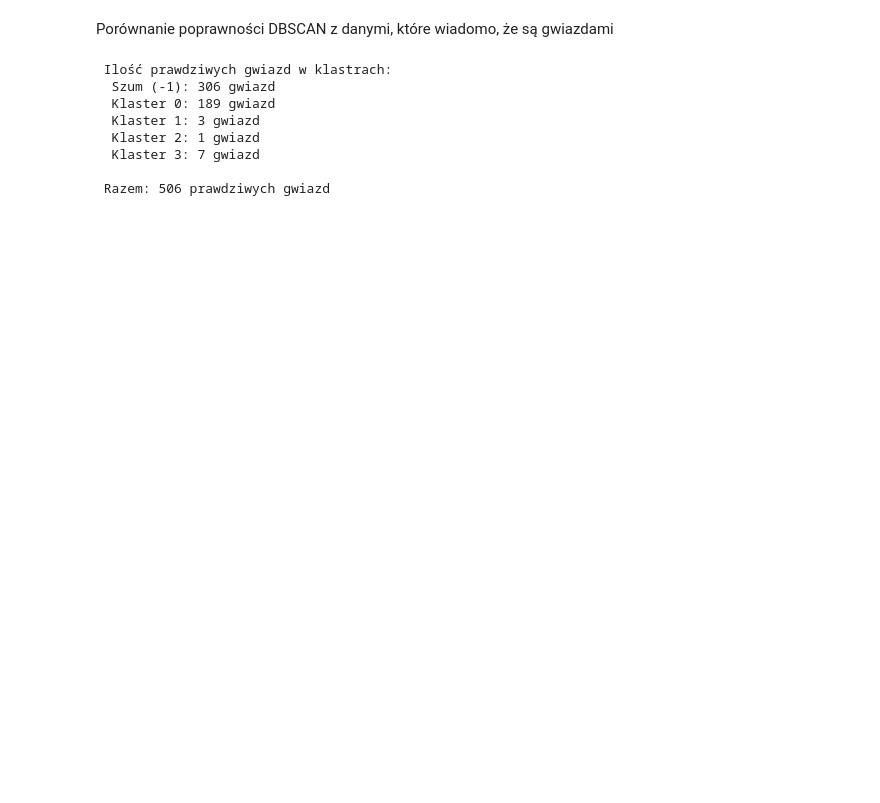
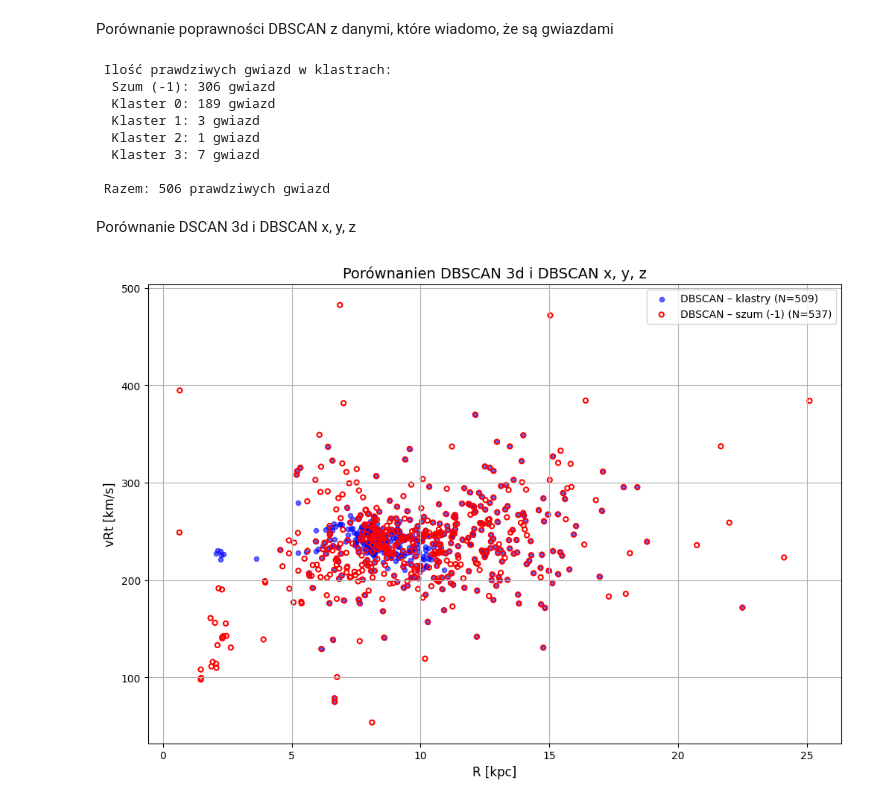
Before and after one commit to redrosesarecool/staz, a Jupyter notebook: krzywa_rotacji.ipynb, the cells around one changed output. Saved outputs shown, nothing was run; the diff lists cells and outputs as text; code cells hidden in the pictures; blank space fills up the shorter version.

Commit message:
Utworzono za pomocą Colab

```diff
--- a/krzywa_rotacji.ipynb
+++ b/krzywa_rotacji.ipynb
@@ -518,3 +521,8 @@ plt.grid(True)
 plt.show()
 # %% [output]
 [figure]
+# %%
+bdscan_rvz = stars.copy()
+
+print(f"✅ Utworzono zmienną 'bdscan_rvz' z {len(bdscan_rvz)} rekordami.")
+print("Dostępne kolumny:", bdscan_rvz.columns.tolist())
@@ -808,3 +846,33 @@ print(f"\n Razem: {total_true} prawdziwych gwiazd")
   Klaster 3: 7 gwiazd
 
  Razem: 506 prawdziwych gwiazd
+# %% [markdown]
+Porównanie DSCAN 3d i DBSCAN x, y, z
+# %%
+import matplotlib.pyplot as plt
+
+plt.figure(figsize=(12, 8))
+
+# punkty z DBSCAN 3d
+plt.scatter(
+    bdscan_rvz["R"], bdscan_rvz["V"],
+    s=20, color="blue", alpha=0.6,
+    label=f"DBSCAN – klastry (N={len(bdscan_rvz)})"
+)
+
+# punkty z DBSCAN x, y, z
+plt.scatter(
+    dbscan_outliers_rv["R[kpc]"], dbscan_outliers_rv["vRt[km/s]"],
+    s=20, edgecolor="red", facecolor="none", linewidth=1.5,
+    label=f"DBSCAN – szum (-1) (N={len(dbscan_outliers_rv)})"
+)
+
+# wykres
+plt.xlabel("R [kpc]", fontsize=12)
+plt.ylabel("vRt [km/s]", fontsize=12)
+plt.title("Porównanien DBSCAN 3d i DBSCAN x, y, z", fontsize=14)
+plt.legend()
+plt.grid(True)
+plt.show()
+# %% [output]
+[figure, added]
```
Also changed, not shown: parts of 5 cells of this notebook.
